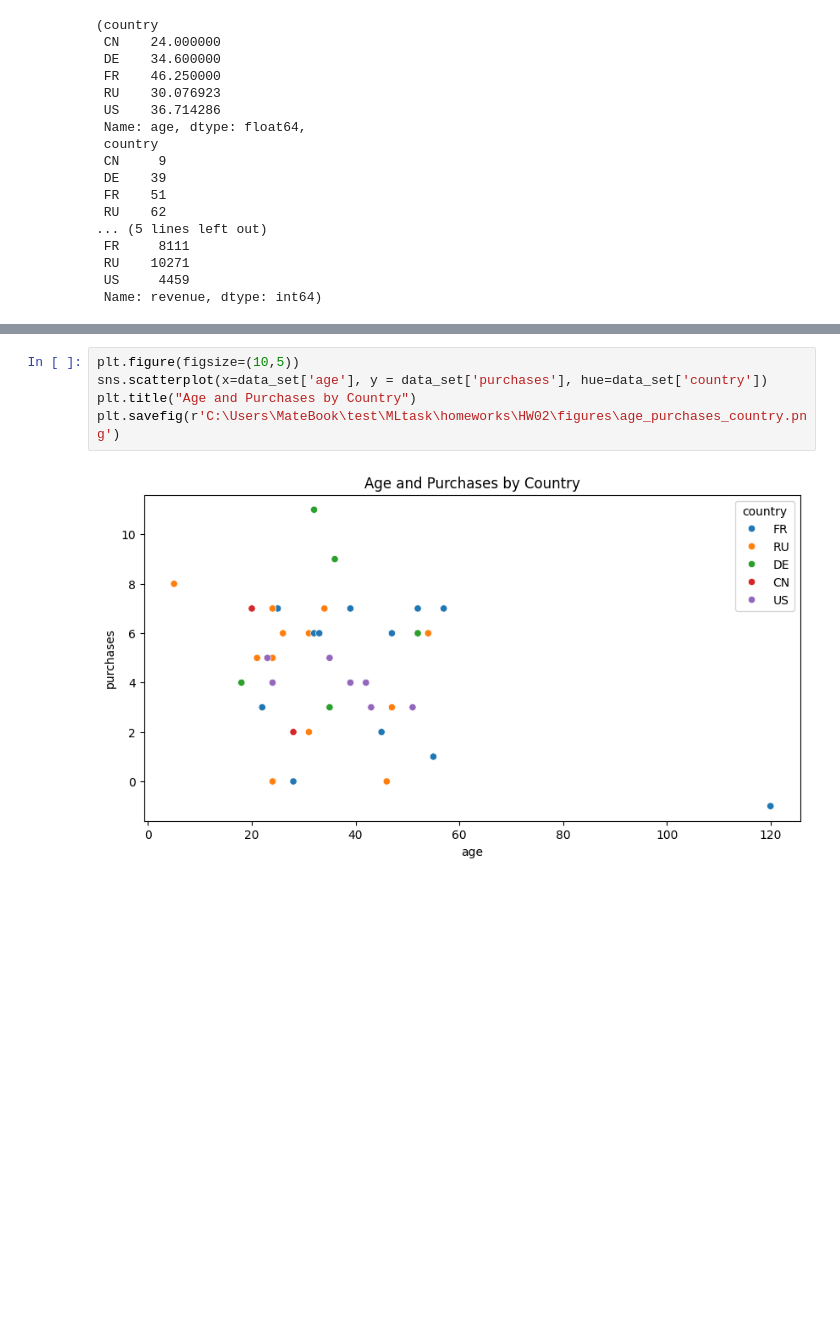
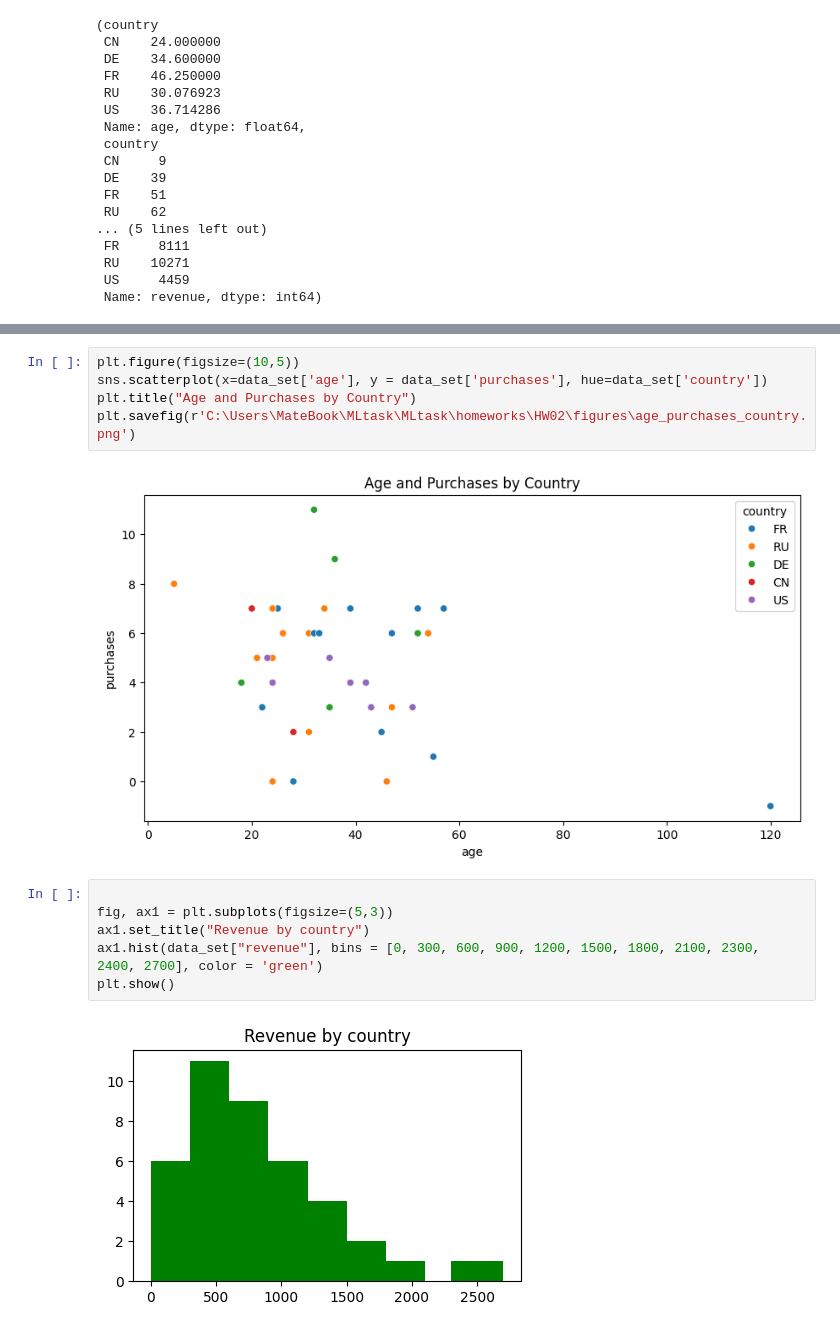
Before and after one commit to 12hennesy17/MLtask, a Jupyter notebook: homeworks/HW02/HW02.ipynb, the cells around one changed output, grey strips where cells are left out. Drawn from its saved outputs; the diff is of its cells as text; blank space fills up the shorter version.

```diff
--- a/homeworks/HW02/HW02.ipynb
+++ b/homeworks/HW02/HW02.ipynb
@@ -663,6 +663,14 @@ plt.show()
 plt.figure(figsize=(10,5))
 sns.scatterplot(x=data_set['age'], y = data_set['purchases'], hue=data_set['country'])
 plt.title("Age and Purchases by Country")
-plt.savefig(r'C:\Users\MateBook\test\MLtask\homeworks\HW02\figures\age_purchases_country.png')
+plt.savefig(r'C:\Users\MateBook\MLtask\MLtask\homeworks\HW02\figures\age_purchases_country.png')
 # %% [output]
 [figure]
+# %%
+
+fig, ax1 = plt.subplots(figsize=(5,3))
+ax1.set_title("Revenue by country")
+ax1.hist(data_set["revenue"], bins = [0, 300, 600, 900, 1200, 1500, 1800, 2100, 2300, 2400, 2700], color = 'green')
+plt.show()
+# %% [output]
+[figure, added]
```
Also changed, not shown: parts of 4 cells of this notebook.
